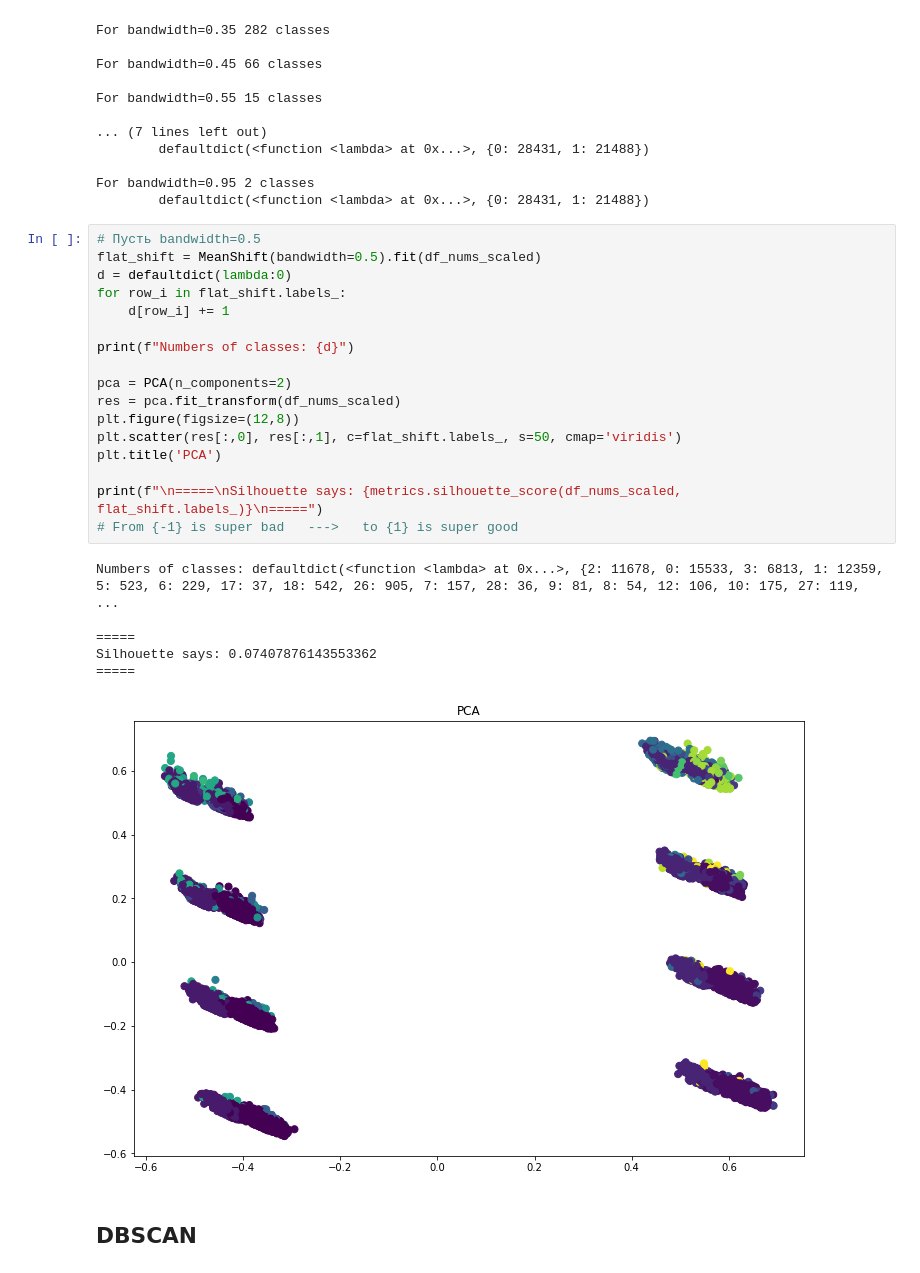
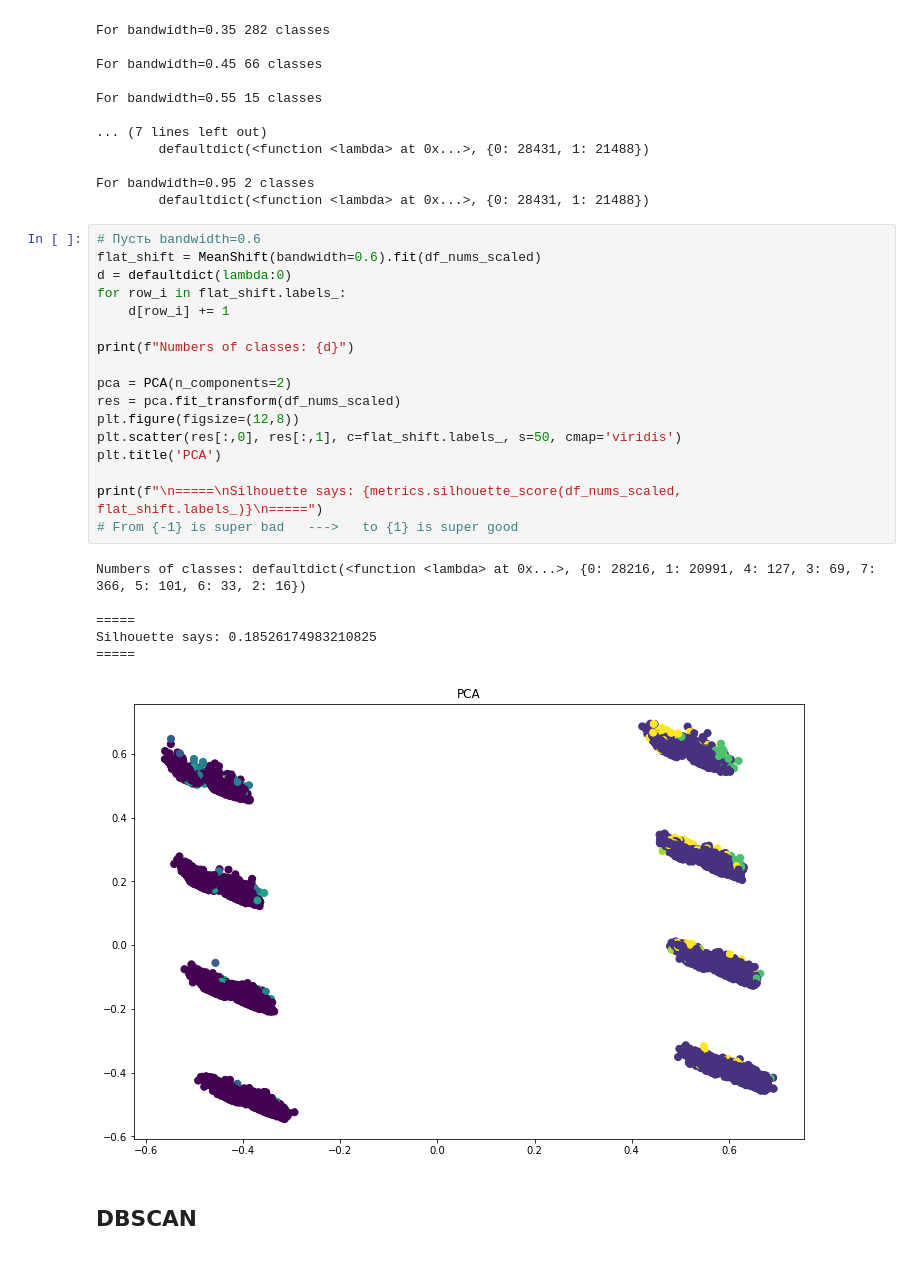
Before and after one commit to The220th/etu2022_AI_ML_NN, a Jupyter notebook: ML/lab2/lab2.ipynb, the cells around one changed output. Cells and saved outputs as stored; diff of their text form.

```diff
--- a/ML/lab2/lab2.ipynb
+++ b/ML/lab2/lab2.ipynb
@@ -508,29 +508,29 @@ For bandwidth=0.55 15 classes
 For bandwidth=0.95 2 classes
         defaultdict(<function <lambda> at 0x...>, {0: 28431, 1: 21488})
 # %%
-# Пусть bandwidth=0.5
-flat_shift = MeanShift(bandwidth=0.5).fit(df_nums_scaled)
+# Пусть bandwidth=0.6
+flat_shift = MeanShift(bandwidth=0.6).fit(df_nums_scaled)
 d = defaultdict(lambda:0)
 for row_i in flat_shift.labels_:
     d[row_i] += 1
 
 print(f"Numbers of classes: {d}")
 
 pca = PCA(n_components=2)
 res = pca.fit_transform(df_nums_scaled)
 plt.figure(figsize=(12,8))
 plt.scatter(res[:,0], res[:,1], c=flat_shift.labels_, s=50, cmap='viridis')
 plt.title('PCA')
 
 print(f"\n=====\nSilhouette says: {metrics.silhouette_score(df_nums_scaled, flat_shift.labels_)}\n=====")
 # From {-1} is super bad   --->   to {1} is super good
 # %% [output]
-Numbers of classes: defaultdict(<function <lambda> at 0x...>, {2: 11678, 0: 15533, 3: 6813, 1: 12359, 5: 523, 6: 229, 17: 37, 18: 542, 26: 905, 7: 157, 28: 36, 9: 81, 8: 54, 12: 106, 10: 175, 27: 119, ...
+Numbers of classes: defaultdict(<function <lambda> at 0x...>, {0: 28216, 1: 20991, 4: 127, 3: 69, 7: 366, 5: 101, 6: 33, 2: 16})
 
 =====
-Silhouette says: 0.07407876143553362
+Silhouette says: 0.18526174983210825
 =====
-[figure, old version]
+[figure, new version]
 # %% [markdown]
 ## DBSCAN
 # %%
```
Also changed, not shown: parts of 3 cells of this notebook.
